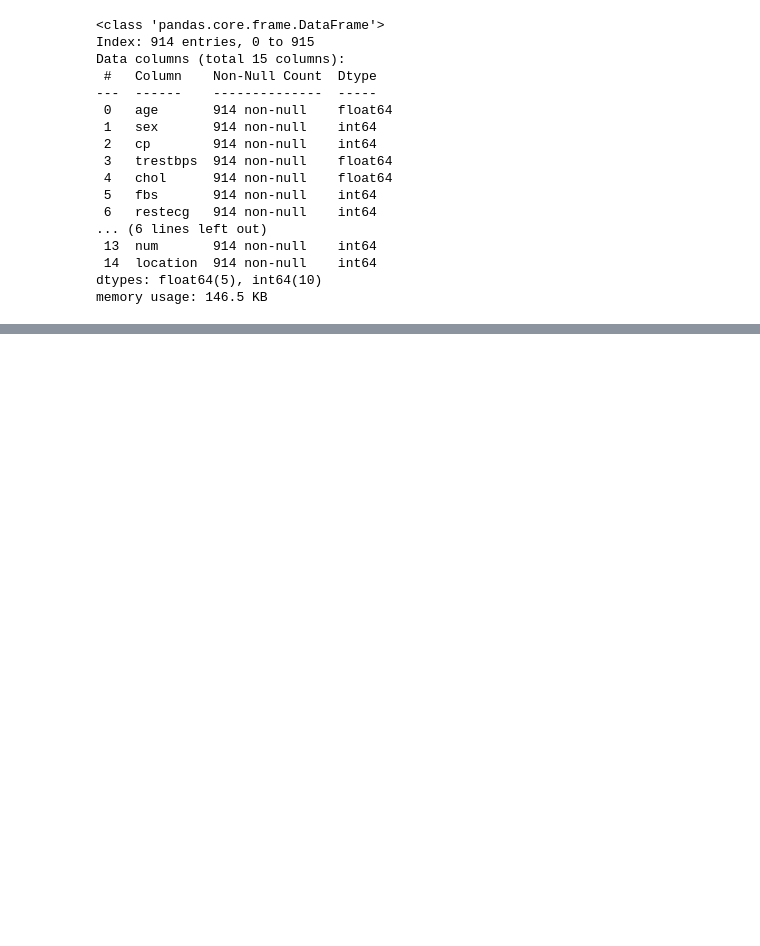
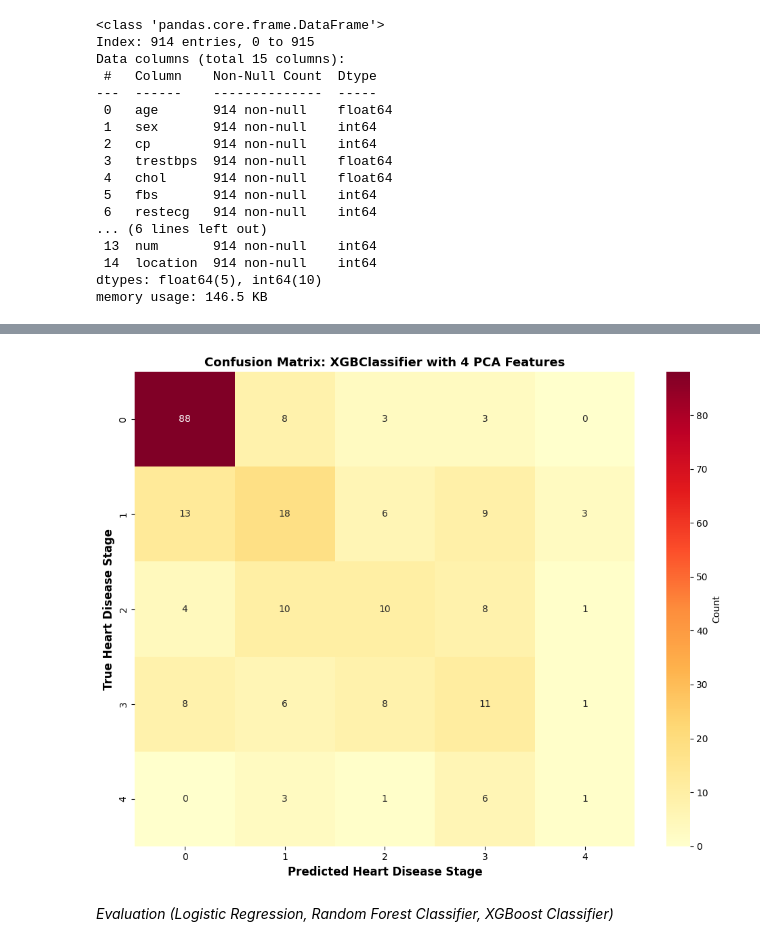
Before and after one commit to sharm152/cmse830_fds, a Jupyter notebook: heart_disease_Notebook.ipynb, the cells around one changed output, grey strips where cells are left out. Cells and saved outputs as stored; diff of their text form; code cells hidden in the pictures; blank space fills up the shorter version.

```diff
--- a/heart_disease_Notebook.ipynb
+++ b/heart_disease_Notebook.ipynb
@@ -603,0 +858,32 @@ fig_violin.show()
+# %%
+# Train XGBClassifier model
+xgb_pca = XGBClassifier(
+    n_estimators=200,
+    max_depth=6,
+    learning_rate=0.1,
+    eval_metric='mlogloss',
+    random_state=user_rand_state
+)
+xgb_pca.fit(X_train_pca, y_train)
+
+# Make predictions on test set
+y_pred_xgb = xgb_pca.predict(X_test_pca)
+
+# Visualize confusion matrix as heatmap
+cm_xgb = confusion_matrix(y_test, y_pred_xgb)
+
+plt.figure(figsize=(10, 8))
+sns.heatmap(cm_xgb, annot=True, fmt='d', cmap='YlOrRd',
+            xticklabels=np.sort(y.unique()),
+            yticklabels=np.sort(y.unique()),
+            cbar_kws={'label': 'Count'})
+plt.xlabel('Predicted Heart Disease Stage', fontsize=12, fontweight='bold')
+plt.ylabel('True Heart Disease Stage', fontsize=12, fontweight='bold')
+plt.title(f"Confusion Matrix: XGBClassifier with {n_components} PCA Features",
+          fontsize=13, fontweight='bold')
+plt.tight_layout()
+plt.show()
+# %% [output]
+[figure, added]
+# %% [markdown]
+*Evaluation (Logistic Regression, Random Forest Classifier, XGBoost Classifier)*
```
Also changed, not shown: parts of 33 cells of this notebook, 1 other file.
